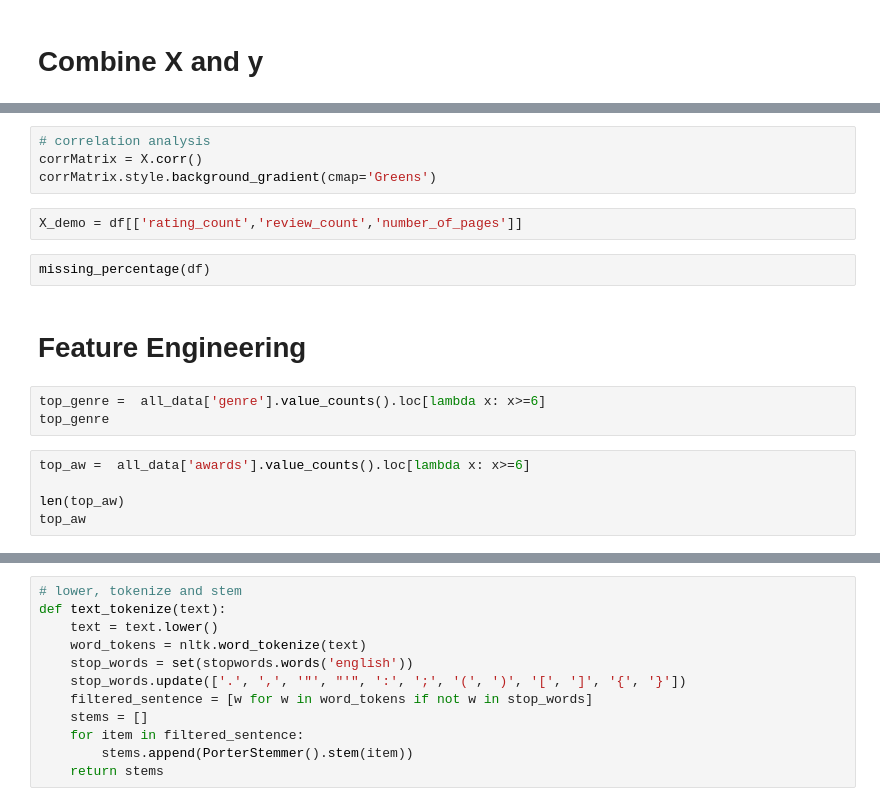
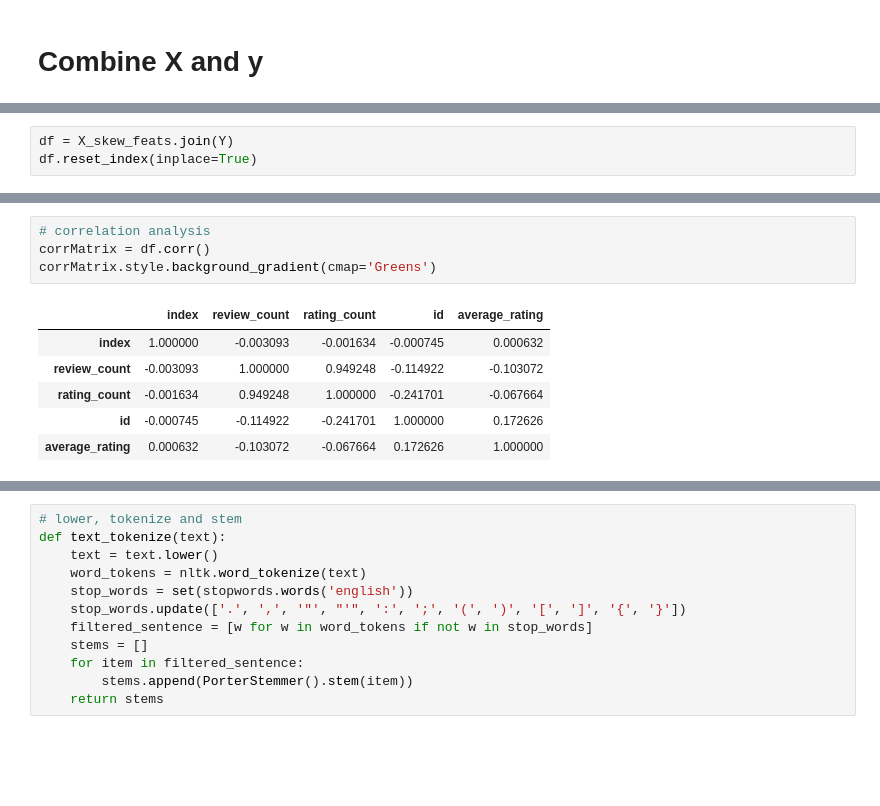
Before and after one commit to quangLinh9038/pds_books, a Jupyter notebook: assignment2.ipynb, the cells around one changed output, grey strips where cells are left out. Cells and saved outputs as stored; diff of their text form; blank space fills up the shorter version.

```diff
--- a/assignment2.ipynb
+++ b/assignment2.ipynb
@@ -1327,0 +1282,3 @@ plt.title("Heatmap of all the Features", fontsize = 30);
+# %%
+df = X_skew_feats.join(Y)
+df.reset_index(inplace=True)
@@ -1328,18 +1298,11 @@ plt.title("Heatmap of all the Features", fontsize = 30);
 # %%
 # correlation analysis
-corrMatrix = X.corr()
+corrMatrix = df.corr()
 corrMatrix.style.background_gradient(cmap='Greens')
+# %% [output]
+|  | index | review_count | rating_count | id | average_rating |
+| index | 1.000000 | -0.003093 | -0.001634 | -0.000745 | 0.000632 |
+| review_count | -0.003093 | 1.000000 | 0.949248 | -0.114922 | -0.103072 |
+| rating_count | -0.001634 | 0.949248 | 1.000000 | -0.241701 | -0.067664 |
+| id | -0.000745 | -0.114922 | -0.241701 | 1.000000 | 0.172626 |
+| average_rating | 0.000632 | -0.103072 | -0.067664 | 0.172626 | 1.000000 |
-# %%
-X_demo = df[['rating_count','review_count','number_of_pages']]
-# %%
-missing_percentage(df)
-# %% [markdown]
-# Feature Engineering
-# %%
-top_genre =  all_data['genre'].value_counts().loc[lambda x: x>=6]
-top_genre
-# %%
-top_aw =  all_data['awards'].value_counts().loc[lambda x: x>=6]
-
-len(top_aw)
-top_aw
```
Also changed, not shown: parts of 95 cells of this notebook, 2 other files.
